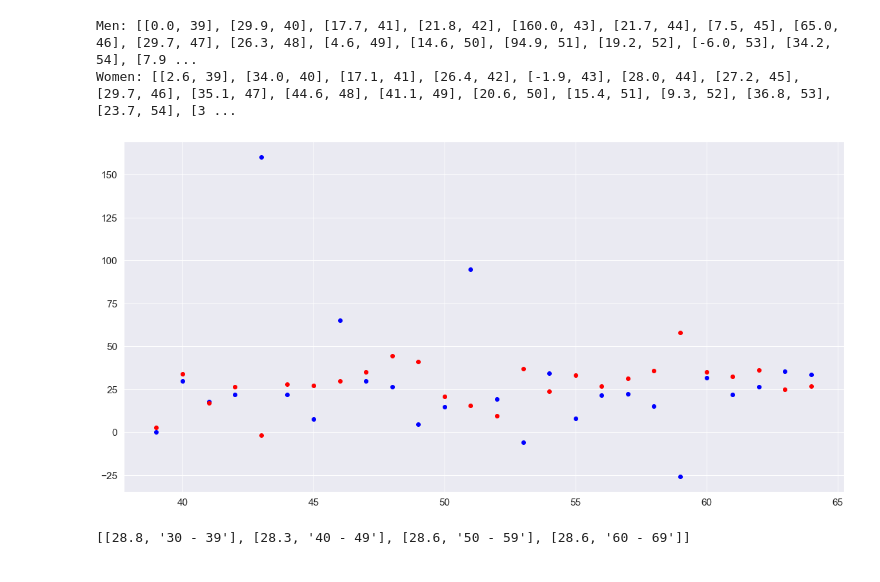
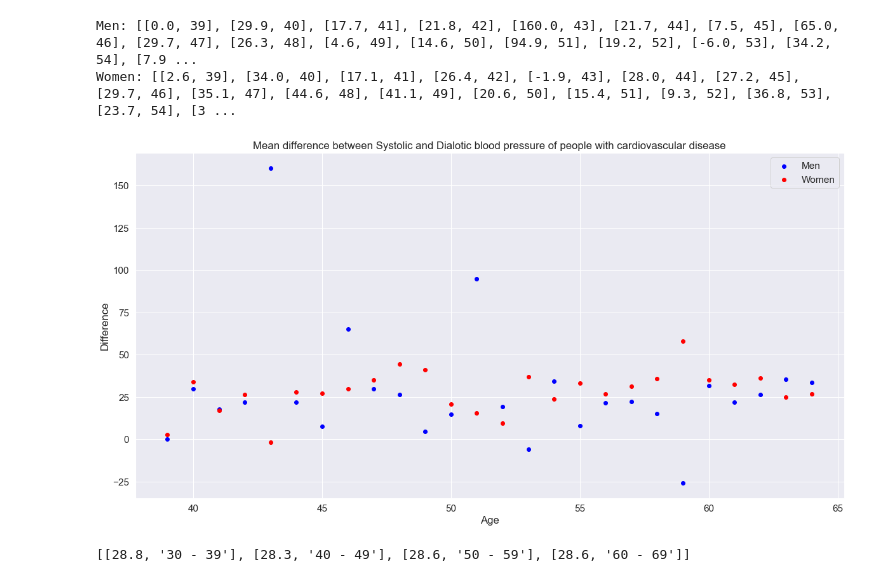
Before and after one commit to AustinTD4/Group-5-PBD, a Jupyter notebook: Experimenting.ipynb, the cells around one changed output. Cells and saved outputs as stored; diff of their text form; code cells hidden in the pictures.

```diff
--- a/Experimenting.ipynb
+++ b/Experimenting.ipynb
@@ -165,0 +196,15 @@ print(res_m, res_w)
+# %%
+ooo, mmm = separate_data(likely_cardio(df.loc[df.gender_2 == 1]))
+
+sss, mmm = separate_data(likely_cardio(df.loc[df.gender_1 == 1]))
+plt.subplots(figsize =(12, 8))
+
+plt.bar(mmm, sss, color = 'orange', width = 0.25, align= 'edge', label = 'Women')
+plt.bar(mmm, ooo, color = 'blue', width = 0.25, label = 'Men')
+
+
+plt.ylabel("Difference")
+plt.xlabel('Age group')
+plt.title('Mean difference between Systolic and Dialotic blood pressure of people with cardiovascular disease')
+plt.legend()
+plt.show()
@@ -263,14 +302,18 @@ Men: [[0.0, 39], [29.9, 40], [17.7, 41], [21.8, 42], [160.0, 43], [21.7, 44], [7
 Women: [[2.6, 39], [34.0, 40], [17.1, 41], [26.4, 42], [-1.9, 43], [28.0, 44], [27.2, 45], [29.7, 46], [35.1, 47], [44.6, 48], [41.1, 49], [20.6, 50], [15.4, 51], [9.3, 52], [36.8, 53], [23.7, 54], [3 ...
 # %%
 aaa, bbb = separate_data(dif_blood_all_ages_cardio(df.loc[df.gender_2 == 1]))
-plt.scatter(bbb, aaa, c= 'blue')
+plt.scatter(bbb, aaa, c= 'blue', label = 'Men')
 ccc, ddd = separate_data(dif_blood_all_ages_cardio(df.loc[df.gender_1 == 1]))
 
-plt.scatter(ddd, ccc, c = 'red')
+plt.scatter(ddd, ccc, c = 'red', label = 'Women')
 # plt.legend()
+plt.ylabel("Difference")
+plt.xlabel('Age')
+plt.title('Mean difference between Systolic and Dialotic blood pressure of people with cardiovascular disease')
+plt.legend()
 plt.show()
 # %% [output]
-[figure, old version]
+[figure, new version]
 # %%
 def avg_bmi_age_groups_cardio(df):
     df = df.loc[df.cardio == 1]
```
Also changed, not shown: parts of 11 cells of this notebook.
